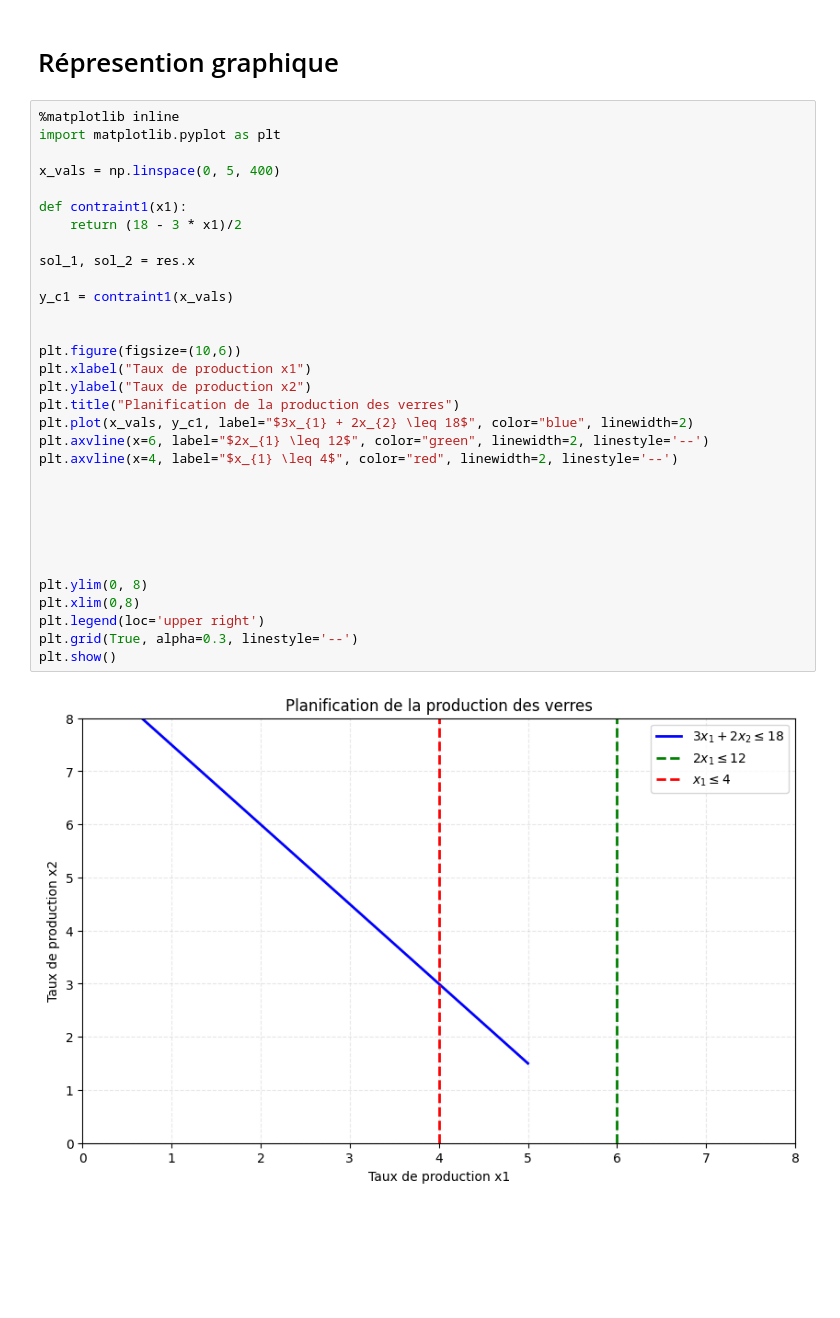
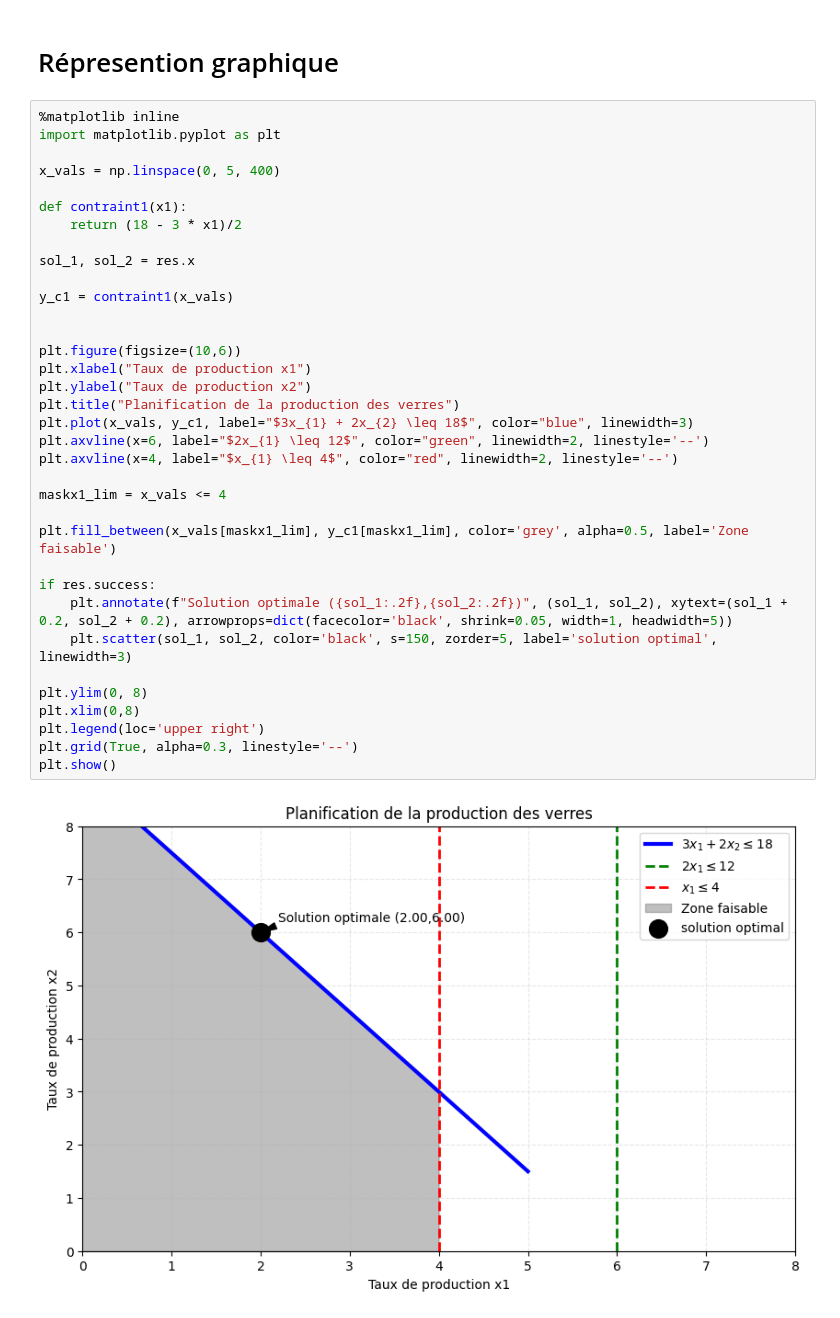
Before and after one commit to TifaniohMF/appr-math-info, a Jupyter notebook: Optimisation/src/illustration2.ipynb, the cells around one changed output. Cells and saved outputs as stored; diff of their text form; blank space fills up the shorter version.

Commit message:
feat : add graphics

```diff
--- a/Optimisation/src/illustration2.ipynb
+++ b/Optimisation/src/illustration2.ipynb
@@ -65,34 +65,37 @@ Profit maximum : 1800.00
 # %%
 %matplotlib inline
 import matplotlib.pyplot as plt
 
 x_vals = np.linspace(0, 5, 400)
 
 def contraint1(x1):
     return (18 - 3 * x1)/2
 
 sol_1, sol_2 = res.x
 
 y_c1 = contraint1(x_vals)
 
 
 plt.figure(figsize=(10,6))
 plt.xlabel("Taux de production x1")
 plt.ylabel("Taux de production x2")
 plt.title("Planification de la production des verres")
-plt.plot(x_vals, y_c1, label="$3x_{1} + 2x_{2} \leq 18$", color="blue", linewidth=2)
+plt.plot(x_vals, y_c1, label="$3x_{1} + 2x_{2} \leq 18$", color="blue", linewidth=3)
 plt.axvline(x=6, label="$2x_{1} \leq 12$", color="green", linewidth=2, linestyle='--')
 plt.axvline(x=4, label="$x_{1} \leq 4$", color="red", linewidth=2, linestyle='--')
 
+maskx1_lim = x_vals <= 4
 
+plt.fill_between(x_vals[maskx1_lim], y_c1[maskx1_lim], color='grey', alpha=0.5, label='Zone faisable')
 
-
-
+if res.success:
+    plt.annotate(f"Solution optimale ({sol_1:.2f},{sol_2:.2f})", (sol_1, sol_2), xytext=(sol_1 + 0.2, sol_2 + 0.2), arrowprops=dict(facecolor='black', shrink=0.05, width=1, headwidth=5))
+    plt.scatter(sol_1, sol_2, color='black', s=150, zorder=5, label='solution optimal', linewidth=3)
 
 plt.ylim(0, 8)
 plt.xlim(0,8)
 plt.legend(loc='upper right')
 plt.grid(True, alpha=0.3, linestyle='--')
 plt.show()
 # %% [output]
-[figure, old version]
+[figure, new version]
```
